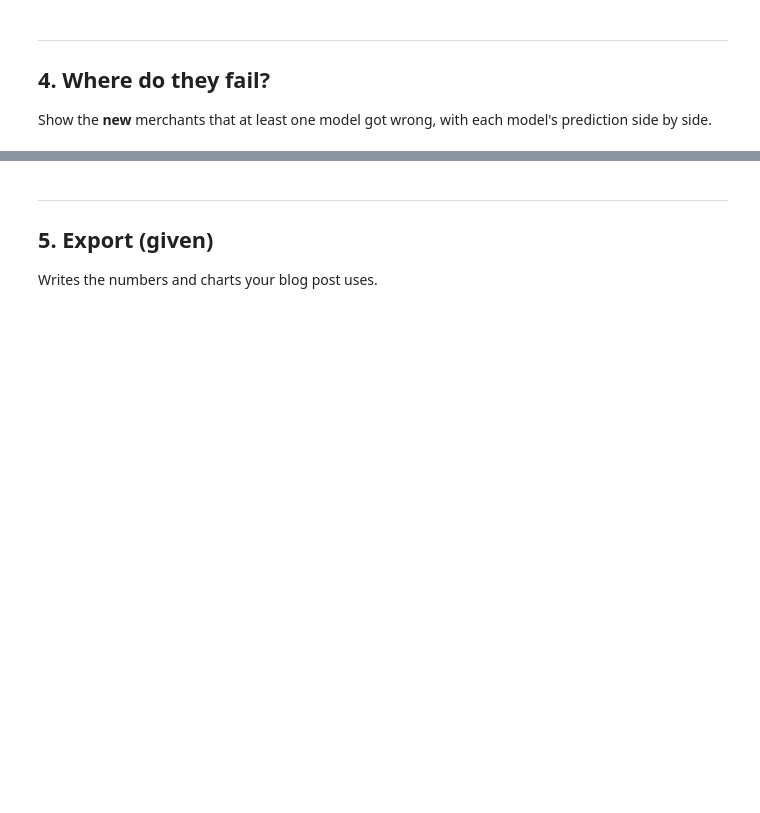
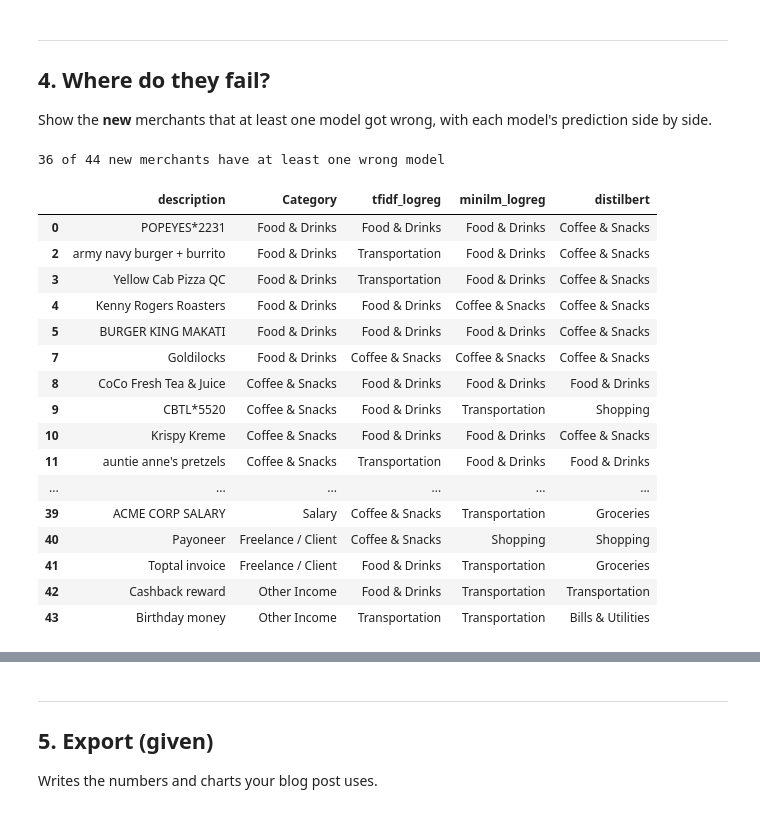
Before and after one commit to ronmarabalos/Machine-Learning, a Jupyter notebook: notebooks/09-transformer-vs-sklearn.ipynb, the cells around one changed output, grey strips where cells are left out. Drawn from its saved outputs; the diff is of its cells as text; code cells hidden in the pictures; blank space fills up the shorter version.

```diff
--- a/notebooks/09-transformer-vs-sklearn.ipynb
+++ b/notebooks/09-transformer-vs-sklearn.ipynb
@@ -147,3 +234,30 @@ For each experiment, train all three models on its training part and score them:
 Keep `predictions[(model, test_set)]`, `fitted[(model, experiment)] = (obj, predict)` and the training time of each model in the **seen** experiment as `train_s[model]` (seconds). Print `score(...)` as you go. DistilBERT takes a few minutes per experiment on your GPU.
 # %%
 # TODO
+predictions = {}   # (model, test set) -> list of predicted labels
+fitted = {}        # (model, experiment) -> (object, predict)
+train_s = {}       # model -> training seconds (seen experiment)
+
+experiments = {
+    'seen':   (seen_train,   {'seen': seen_test}),
+    'unseen': (unseen_train, {'unseen': unseen_test, 'new': new}),
+}
+
+for exp, (train_part, tests) in experiments.items():
+    models = [
+        ('tfidf_logreg',  fit_tfidf),
+        ('minilm_logreg', fit_minilm),
+        ('distilbert',    lambda t, l, e=exp: fit_distilbert(t, l, f'../models/p5_distilbert_{e}')),
+    ]
+    for name, fit in models:
+        start = time.perf_counter()
+        obj, predict = fit(train_part['Clean'], train_part['Category'])
+        if exp == 'seen':
+            train_s[name] = round(time.perf_counter() - start, 1)
+        fitted[(name, exp)] = (obj, predict)
+
+        for test_name, test_part in tests.items():
+            predictions[(name, test_name)] = predict(test_part['Clean'])
+            print(f'{name:14s} {test_name:7s}', score(test_part['Category'], predictions[(name, test_name)]))
+
+print('\ntraining seconds (seen):', train_s)
@@ -163,6 +388,32 @@ Keep `predictions[(model, test_set)]`, `fitted[(model, experiment)] = (obj, pred
 Show the **new** merchants that at least one model got wrong, with each model's prediction side by side.
 # %%
 # TODO
+MODELS = ['tfidf_logreg', 'minilm_logreg', 'distilbert']
+
+mistakes = new.assign(**{m: predictions[(m, 'new')] for m in MODELS})
+wrong = mistakes[MODELS].ne(mistakes['Category'], axis=0).any(axis=1)
+
+print(f'{wrong.sum()} of {len(new)} new merchants have at least one wrong model')
+mistakes.loc[wrong, ['description', 'Category'] + MODELS]
+# %% [output]
+36 of 44 new merchants have at least one wrong model
+|  | description | Category | tfidf_logreg | minilm_logreg | distilbert |
+| 0 | POPEYES*2231 | Food & Drinks | Food & Drinks | Food & Drinks | Coffee & Snacks |
+| 2 | army navy burger + burrito | Food & Drinks | Transportation | Food & Drinks | Coffee & Snacks |
+| 3 | Yellow Cab Pizza QC | Food & Drinks | Transportation | Food & Drinks | Coffee & Snacks |
+| 4 | Kenny Rogers Roasters | Food & Drinks | Food & Drinks | Coffee & Snacks | Coffee & Snacks |
+| 5 | BURGER KING MAKATI | Food & Drinks | Food & Drinks | Food & Drinks | Coffee & Snacks |
+| 7 | Goldilocks | Food & Drinks | Coffee & Snacks | Coffee & Snacks | Coffee & Snacks |
+| 8 | CoCo Fresh Tea & Juice | Coffee & Snacks | Food & Drinks | Food & Drinks | Food & Drinks |
+| 9 | CBTL*5520 | Coffee & Snacks | Food & Drinks | Transportation | Shopping |
+| 10 | Krispy Kreme | Coffee & Snacks | Food & Drinks | Food & Drinks | Coffee & Snacks |
+| 11 | auntie anne's pretzels | Coffee & Snacks | Transportation | Food & Drinks | Food & Drinks |
+| ... | ... | ... | ... | ... | ... |
+| 39 | ACME CORP SALARY | Salary | Coffee & Snacks | Transportation | Groceries |
+| 40 | Payoneer | Freelance / Client | Coffee & Snacks | Shopping | Shopping |
+| 41 | Toptal invoice | Freelance / Client | Food & Drinks | Transportation | Groceries |
+| 42 | Cashback reward | Other Income | Food & Drinks | Transportation | Transportation |
+| 43 | Birthday money | Other Income | Transportation | Transportation | Bills & Utilities |
 # %% [markdown]
 **Think:** which mistakes are *reasonable* (a human might hesitate too), and which show a model only matching letters? Which model would you trust with a merchant it has never seen?
 
```
Also changed, not shown: parts of 14 cells of this notebook, 3 other files.
